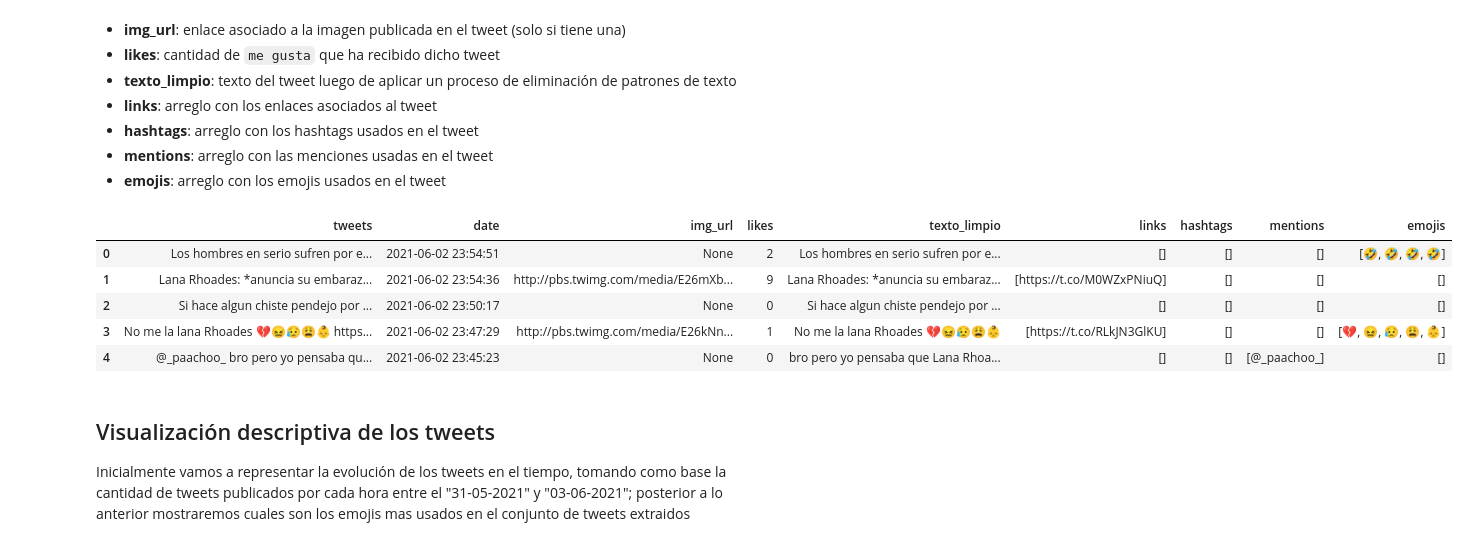
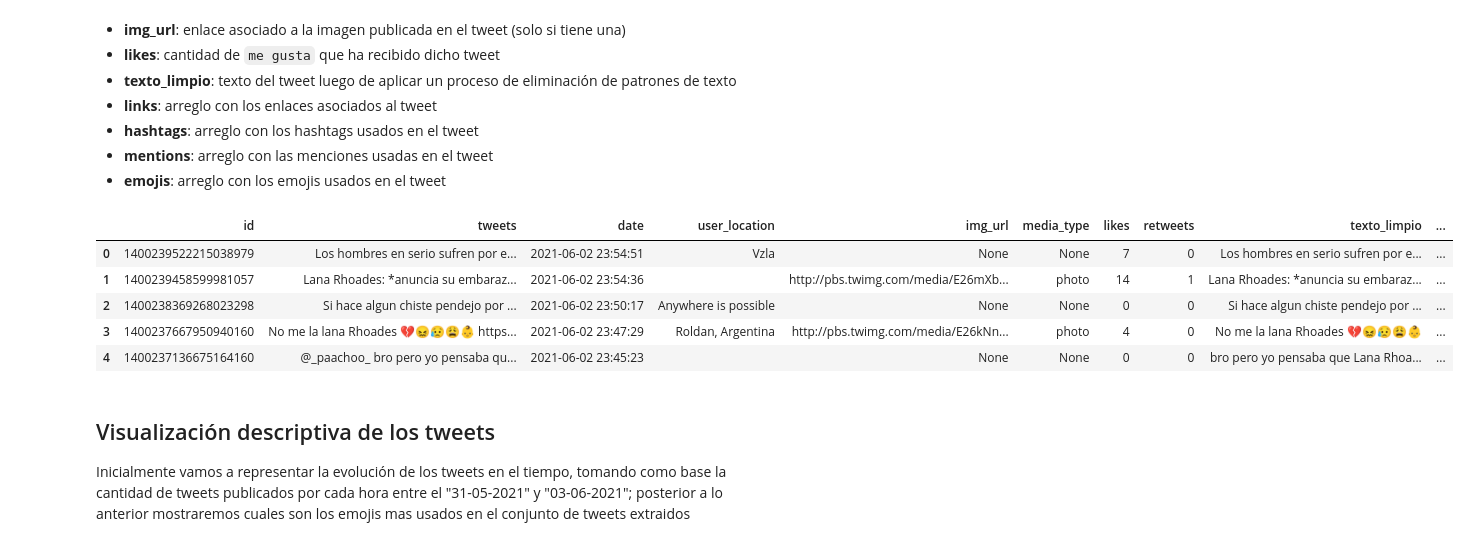
Before and after one commit to svargasg/KL-NLP, a Jupyter notebook: proyecto/proyecto.ipynb, the cells around one changed output. Saved outputs shown, nothing was run; the diff lists cells and outputs as text; code cells hidden in the pictures.

```diff
--- a/proyecto/proyecto.ipynb
+++ b/proyecto/proyecto.ipynb
@@ -63,11 +63,13 @@ for tweet in t:
     temp.append(tweet.id)
     temp.append(f"https://twitter.com/i/web/status/{tweet.id}")
     temp.append(tweet.favorite_count)
+    temp.append(tweet.retweet_count)
     if "media" in tweet.entities:
         temp.append(tweet.entities["media"][0]["media_url"])
+        temp.append(tweet.entities["media"][0]["type"])
     t_processed.append(temp)
 
 data = pd.DataFrame(t_processed)
-data.columns = ['tweets', 'date', 'user_location', 'id', 'link', 'likes','img_url']
-data.head()
+data.columns = ['tweets', 'date', 'user_location', 'id', 'link', 'likes','retweets','img_url','media_type']
+data.sample(10)
 # %% [output]
@@ -93,7 +100,7 @@ import re
 import regex
 import emoji
 
-data = data[['tweets', 'date','img_url','likes']]
+data = data[['id','tweets', 'date','user_location','img_url','media_type','likes','retweets']]
 
 pattern1 = '?P<pic>pic.twitter.com/[^\s]+'
 pattern2 = '?P<url>https?://[^\s]+'
@@ -102,39 +109,39 @@ def text_clean(row):
     text = row['tweets']
 
     links = [tuple(j for j in i if j)[-1] for i in re.findall(f"({pattern1})|({pattern2})",text)]
     for link in links:
         text = text.replace(link,"")
 
     hashtags = [interaction for interaction in text.split() if interaction.startswith("#")]
     for hashtag in hashtags:
         text = text.replace(hashtag, "")
 
     mentions = [interaction for interaction in text.split() if interaction.startswith("@")]
     for mention in mentions:
         text = text.replace(mention, "")
 
     return text, links, hashtags, mentions
 
 def get_emojis(text):
     emoji_list = []
     data = regex.findall(r'\X', text)
     for word in data:
         if any(char in emoji.UNICODE_EMOJI['en'] for char in word):
             emoji_list.append(word)
 
     return emoji_list
 
 
 data[['texto_limpio', 'links', 'hashtags', 'mentions']] = data.apply(text_clean, axis=1, result_type='expand')
 data['emojis'] = data['texto_limpio'].apply(lambda text: get_emojis(text))
 data.head()
 # %% [output]
-|  | tweets | date | img_url | likes | texto_limpio | links | hashtags | mentions | emojis |
-| 0 | Los hombres en serio sufren por e... | 2021-06-02 23:54:51 | None | 2 | Los hombres en serio sufren por e... | [] | [] | [] | [🤣, 🤣, 🤣, 🤣] |
-| 1 | Lana Rhoades: *anuncia su embaraz... | 2021-06-02 23:54:36 | http://pbs.twimg.com/media/E26mXb... | 9 | Lana Rhoades: *anuncia su embaraz... | [https://t.co/M0WZxPNiuQ] | [] | [] | [] |
-| 2 | Si hace algun chiste pendejo por ... | 2021-06-02 23:50:17 | None | 0 | Si hace algun chiste pendejo por ... | [] | [] | [] | [] |
-| 3 | No me la lana Rhoades 💔😖😥😩👶 https... | 2021-06-02 23:47:29 | http://pbs.twimg.com/media/E26kNn... | 1 | No me la lana Rhoades 💔😖😥😩👶 | [https://t.co/RLkJN3GlKU] | [] | [] | [💔, 😖, 😥, 😩, 👶] |
-| 4 | @_paachoo_ bro pero yo pensaba qu... | 2021-06-02 23:45:23 | None | 0 | bro pero yo pensaba que Lana Rhoa... | [] | [] | [@_paachoo_] | [] |
+|  | id | tweets | date | user_location | img_url | media_type | likes | retweets | texto_limpio | ... |
+| 0 | 1400239522215038979 | Los hombres en serio sufren por e... | 2021-06-02 23:54:51 | Vzla | None | None | 7 | 0 | Los hombres en serio sufren por e... | ... |
+| 1 | 1400239458599981057 | Lana Rhoades: *anuncia su embaraz... | 2021-06-02 23:54:36 |  | http://pbs.twimg.com/media/E26mXb... | photo | 14 | 1 | Lana Rhoades: *anuncia su embaraz... | ... |
+| 2 | 1400238369268023298 | Si hace algun chiste pendejo por ... | 2021-06-02 23:50:17 | Anywhere is possible | None | None | 0 | 0 | Si hace algun chiste pendejo por ... | ... |
+| 3 | 1400237667950940160 | No me la lana Rhoades 💔😖😥😩👶 https... | 2021-06-02 23:47:29 | Roldan, Argentina | http://pbs.twimg.com/media/E26kNn... | photo | 4 | 0 | No me la lana Rhoades 💔😖😥😩👶 | ... |
+| 4 | 1400237136675164160 | @_paachoo_ bro pero yo pensaba qu... | 2021-06-02 23:45:23 |  | None | None | 0 | 0 | bro pero yo pensaba que Lana Rhoa... | ... |
 # %% [markdown]
 ##  Visualización descriptiva de los tweets
 Inicialmente vamos a representar la evolución de los tweets en el tiempo, tomando como base la cantidad de tweets publicados por cada hora entre el "31-05-2021" y "03-06-2021"; posterior a lo anterior mostraremos cuales son los emojis mas usados en el conjunto de tweets extraidos
```
Also changed, not shown: parts of 14 cells of this notebook, 3 other files.
